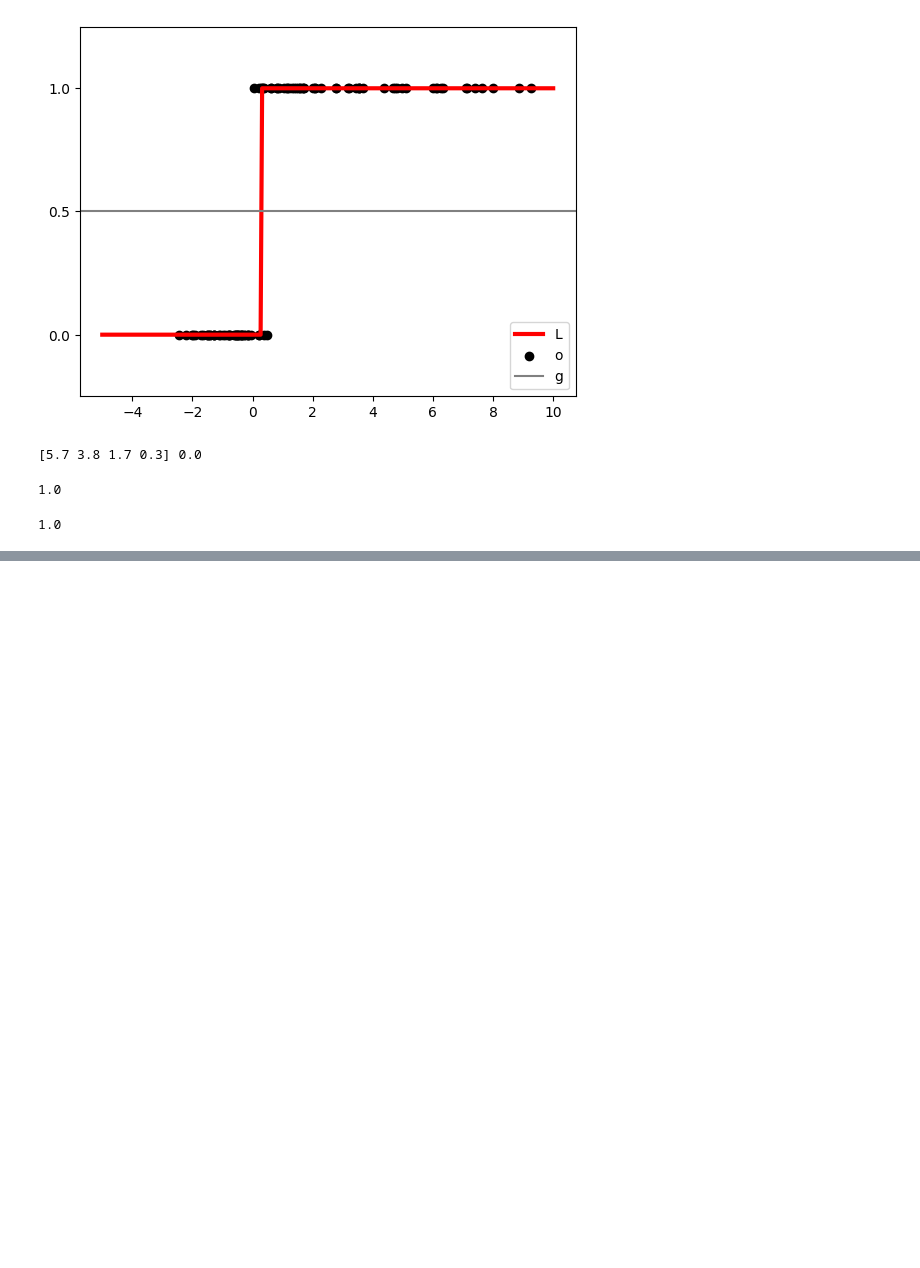
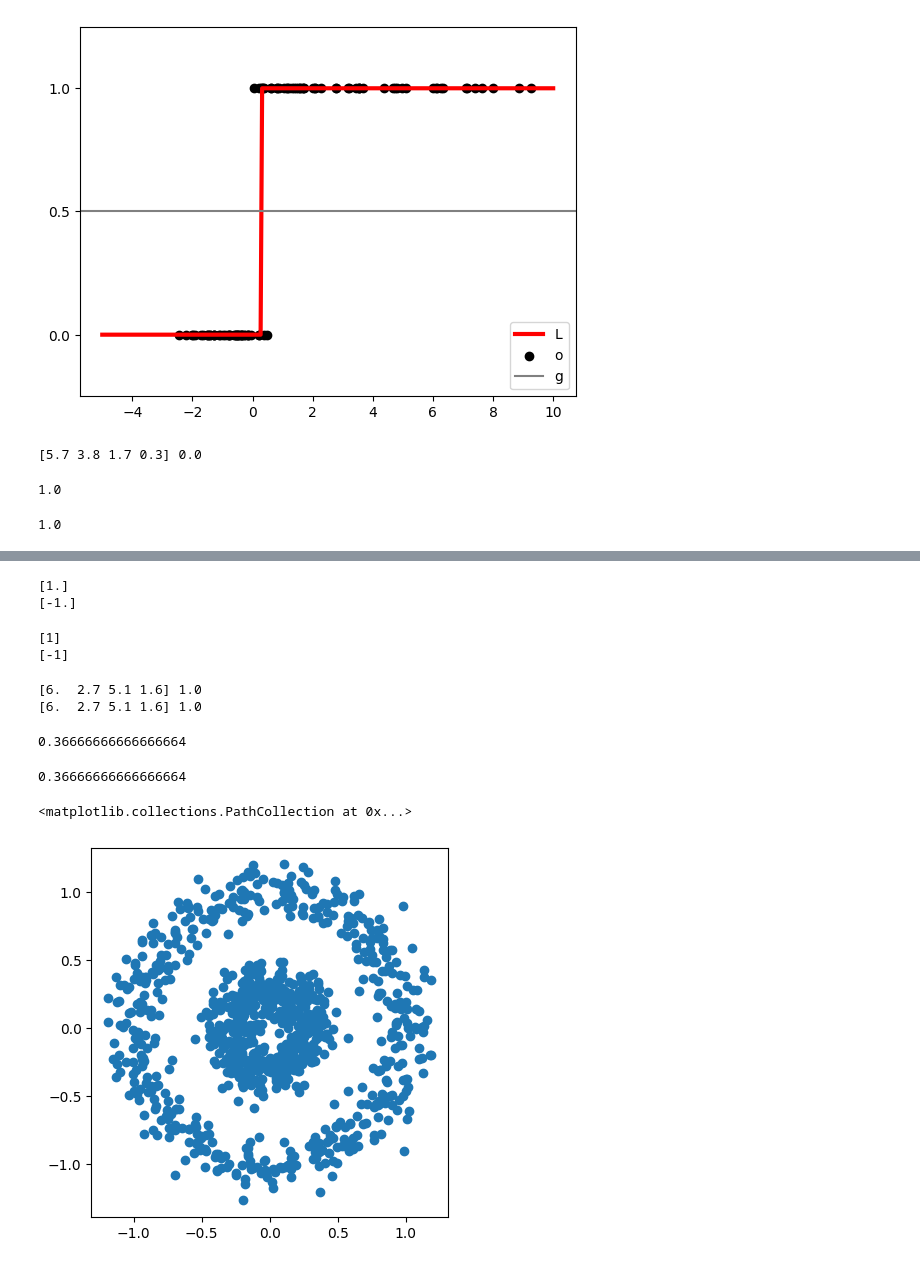
Before and after one commit to Yellow-BringtEast/python-study, a Jupyter notebook: 机器学习/花书代码实现/chapter4.ipynb, the cells around one changed output, grey strips where cells are left out. Drawn from its saved outputs; the diff is of its cells as text; code cells hidden in the pictures; blank space fills up the shorter version.

```diff
--- a/机器学习/花书代码实现/chapter4.ipynb
+++ b/机器学习/花书代码实现/chapter4.ipynb
@@ -380,0 +393,72 @@ class SupportVectorMachine:
+# %%
+import numpy as np
+
+model = SupportVectorMachine()
+model.fit(X, y)
+
+print(model.predict([np.array([-0.4, -0.5])]))
+print(model.predict([np.array([2.6, 5.3])]))
+# %% [output]
+[1.]
+[-1.]
+# %%
+from sklearn import svm
+skl_model = svm.SVC(kernel='linear', C=1000)
+skl_model.fit(X, y)
+
+# 测试数据
+print(skl_model.predict([[-0.4, -0.5]]))
+print(skl_model.predict([[2.6, 5.3]]))
+# %% [output]
+[1]
+[-1]
+# %%
+from sklearn.datasets import load_iris
+import pandas as pd
+from sklearn.model_selection import train_test_split
+
+def create_data():
+    iris = load_iris()
+    df = pd.DataFrame(iris.data, columns=iris.feature_names)
+    df['label'] = iris.target
+    df.columns = ['sepal length', 'sepal width', 'petal length', 'petal width', 'label']
+    data = np.array(df.iloc[:100, :])
+    return data[:, :-1], data[:, -1]
+
+X, y = create_data()
+X_train, X_test, y_train, y_test = train_test_split(X, y, test_size=0.3)
+print(X_train[0], y_train[0])
+
+y_train[y_train == 0] = -1
+print(X_train[0], y_train[0])
+# %% [output]
+[6.  2.7 5.1 1.6] 1.0
+[6.  2.7 5.1 1.6] 1.0
+# %%
+model = SupportVectorMachine()
+model.fit(X_train, y_train)
+
+# 测试数据
+print(model.score(X_test, y_test))
+# %% [output]
+0.36666666666666664
+# %%
+from sklearn import svm
+skl_model = svm.SVC(kernel='linear', C=1000)
+skl_model.fit(X_train, y_train)
+
+# 测试数据
+print(skl_model.score(X_test, y_test))
+# %% [output]
+0.36666666666666664
+# %%
+# 用 sklearn 展示核函数
+from sklearn import svm
+from sklearn.model_selection import cross_val_score
+
+X, y = datasets.make_circles(n_samples=1000, factor=0.3, noise=.1, random_state=2019)
+plt.subplot(111, aspect='equal')
+plt.scatter(X[:, 0], X[:, 1])
+# %% [output]
+<matplotlib.collections.PathCollection at 0x...>
+[figure, added]
```
Also changed, not shown: parts of 9 cells of this notebook.
